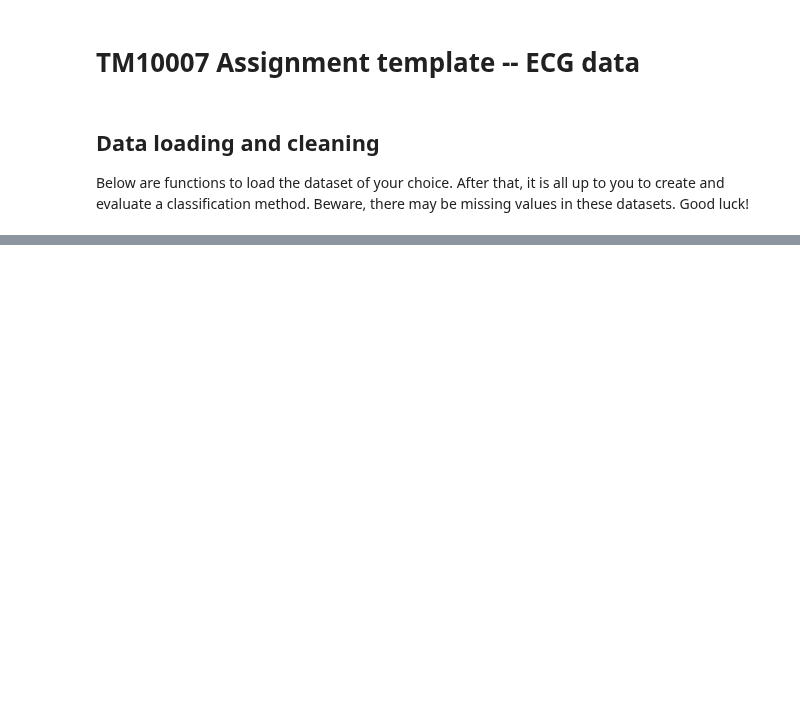
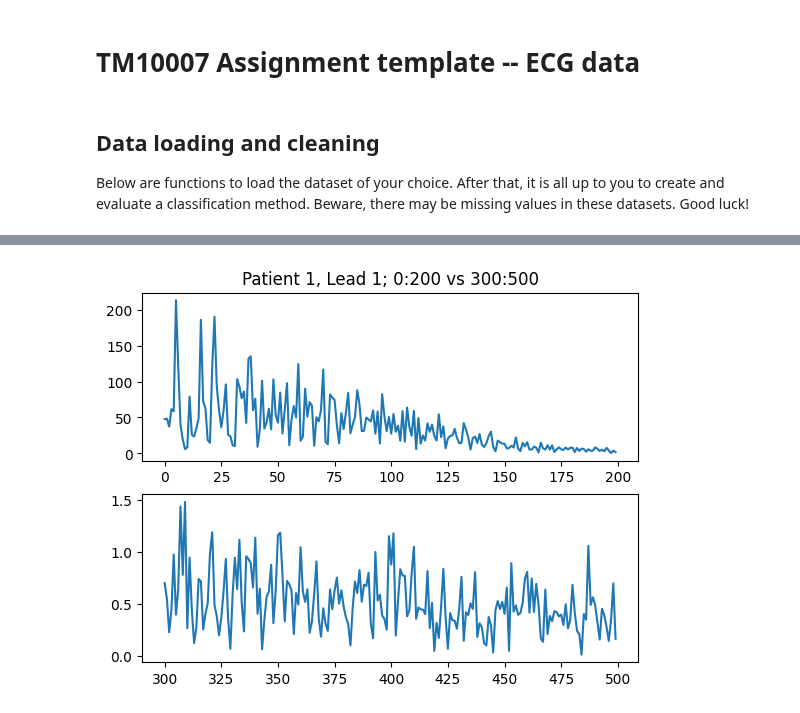
Before and after one commit to mjmklep/Machine-Learning-Group-8, a Jupyter notebook: assignment_ecg.ipynb, the cells around one changed output, grey strips where cells are left out. Drawn from its saved outputs; the diff is of its cells as text; code cells hidden in the pictures; blank space fills up the shorter version.

Commit message:
Added plots for data visualization

```diff
--- a/assignment_ecg.ipynb
+++ b/assignment_ecg.ipynb
@@ -24,0 +34,10 @@ testtest
+# %%
+import matplotlib.pyplot as plt
+
+fig, ax = plt.subplots(2,1)
+ax[1].plot(range(300,500), data.iloc[0,300:500])
+ax[0].set_title("Patient 1, Lead 1; 0:200 vs 300:500")
+ax[0].plot(range(0,200), data.iloc[0,:200])
+plt.show()
+# %% [output]
+[figure, added]
```
Also changed, not shown: parts of 5 cells of this notebook.
